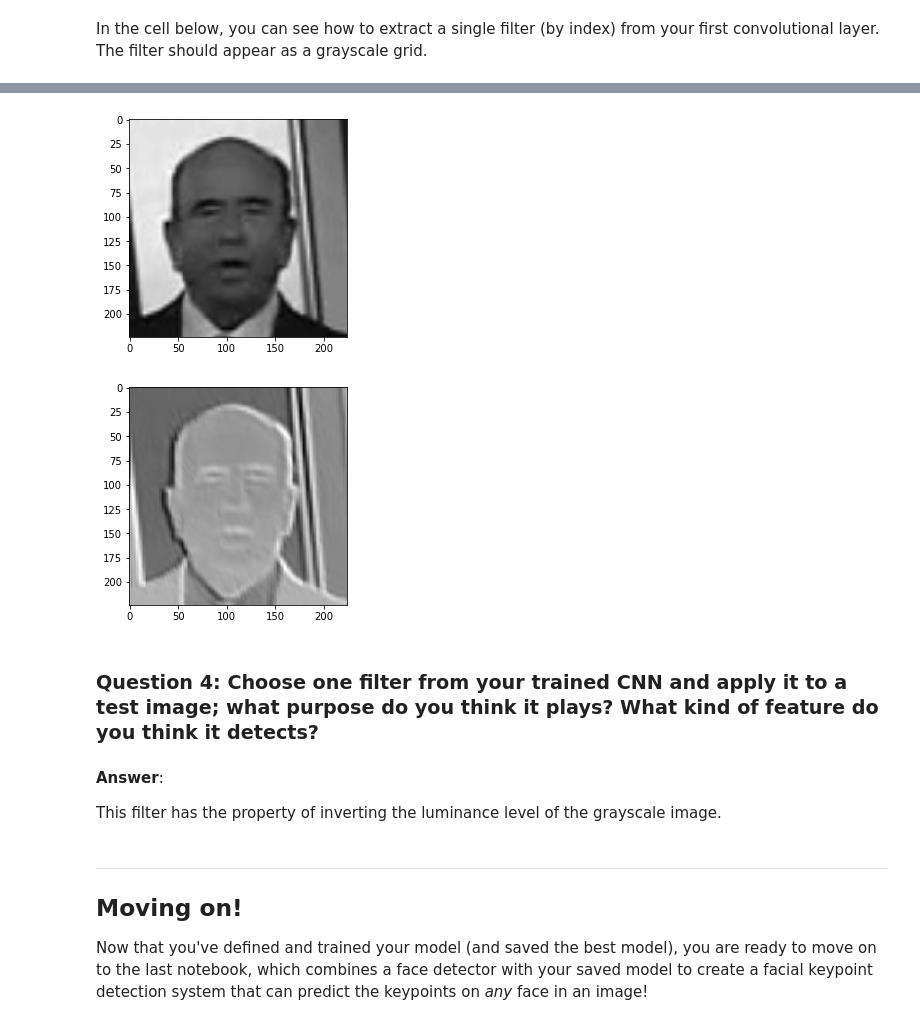
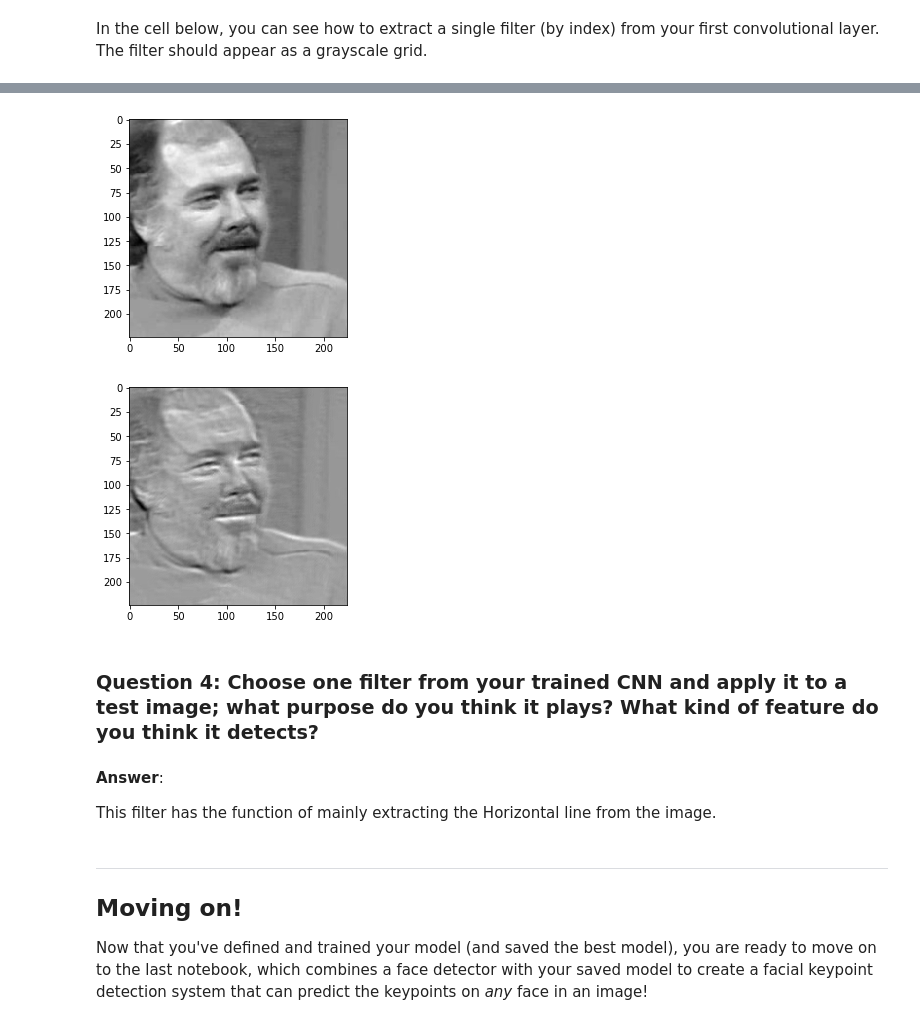
Before and after one commit to na-hiro/CVND_P1_Facial_Keypoints, a Jupyter notebook: 2. Define the Network Architecture.ipynb, the cells around one changed output, grey strips where cells are left out. Drawn from its saved outputs; the diff is of its cells as text; code cells hidden in the pictures.

```diff
--- a/2. Define the Network Architecture.ipynb
+++ b/2. Define the Network Architecture.ipynb
@@ -541,27 +541,27 @@ Next, choose a test image and filter it with one of the convolutional kernels in
 # %%
 import cv2
 ##TODO: load in and display any image from the transformed test dataset
 image_index = 1
 image = test_images[image_index].data
 image = image.numpy()
 image = np.transpose(image, (1, 2, 0))
 plt.imshow(np.squeeze(image),cmap="gray")
 plt.show()
 ## TODO: Using cv's filter2D function,
 ## apply a specific set of filter weights (like the one displayed above) to the test image
-filter_index = 3
+filter_index = 1
 filtered_img = cv2.filter2D(image,-1,w[filter_index][0])
 plt.imshow(filtered_img, cmap='gray')
 plt.show()
 # %% [output]
-[figure, old version]
+[figure, new version]
-[figure, old version]
+[figure, new version]
 # %% [markdown]
 ### Question 4: Choose one filter from your trained CNN and apply it to a test image; what purpose do you think it plays? What kind of feature do you think it detects?
 # %% [markdown]
 **Answer**:
 
-This filter has the property of inverting the luminance level of the grayscale image.
+This filter has the function of mainly extracting the Horizontal line from the image.
 # %% [markdown]
 ---
 ## Moving on!
```
Also changed, not shown: parts of 7 cells of this notebook, 4 other files.
